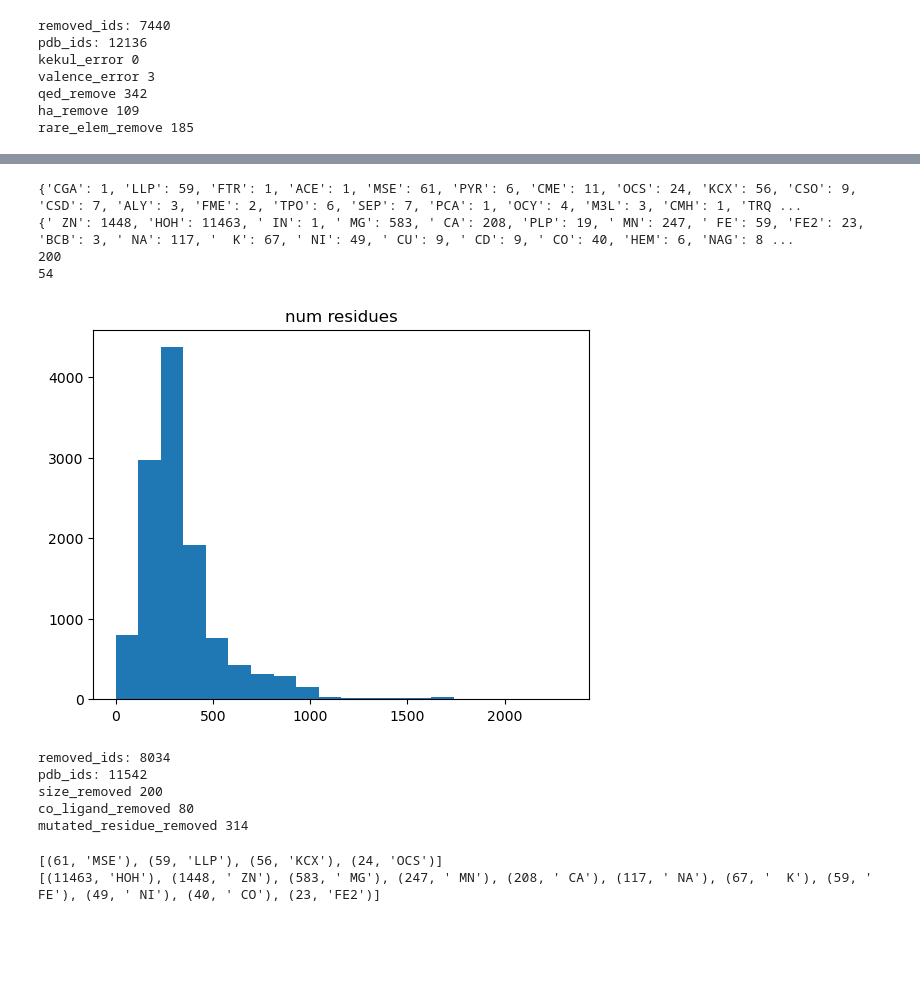
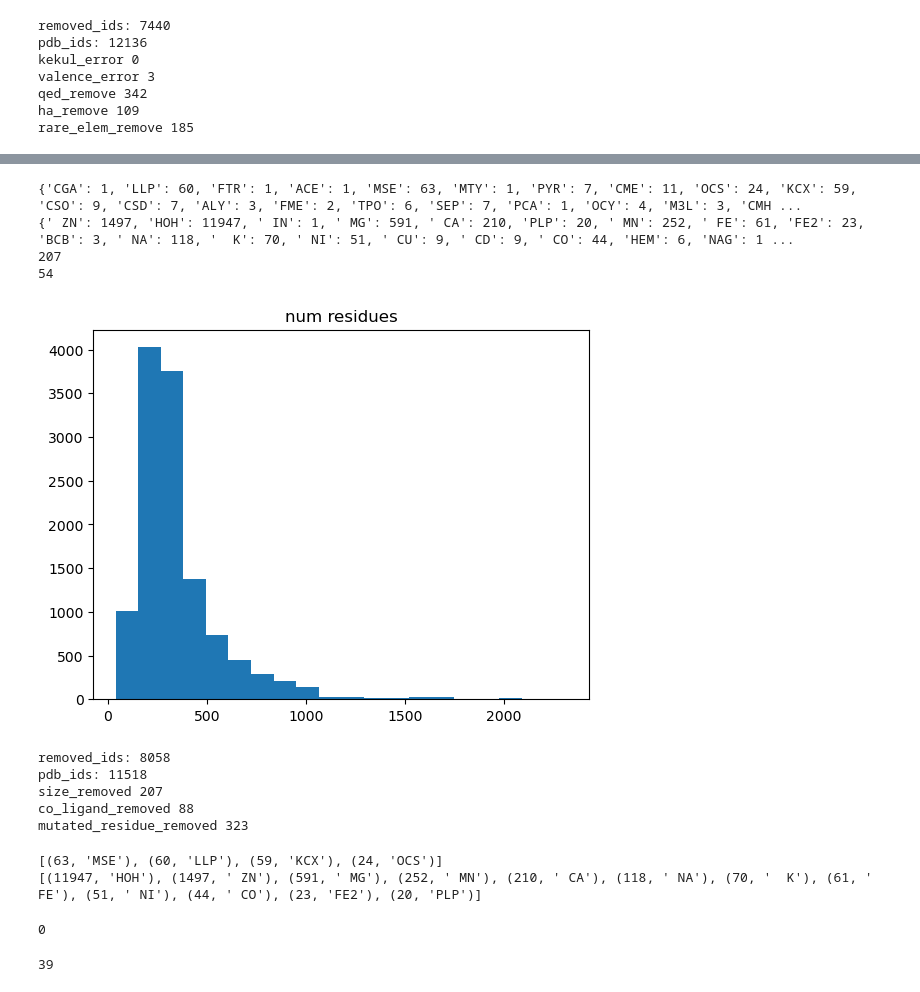
Before and after one commit to Hackefleisch/pdbbind_dock, a Jupyter notebook: pdbbind_filter.ipynb, the cells around one changed output, grey strips where cells are left out. Drawn from its saved outputs; the diff is of its cells as text; code cells hidden in the pictures; blank space fills up the shorter version.

```diff
--- a/pdbbind_filter.ipynb
+++ b/pdbbind_filter.ipynb
@@ -292,11 +292,14 @@ frequent_special_residues = ['MSE', 'LLP', 'KCX', 'OCS', 'CAS']
 remove_from_file = ['HOH']
 
 final_pdbs = []
+final_chains = []
+final_cofactors = []
 size_removed = 0
 co_ligand_removed = 0
 mutated_residue_removed = 0
 
 for pdb_id in tqdm(remaining_pbd_ids):
+#for pdb_id in tqdm(['2ada']):
     sdf_path = 'pdbbind_2020plus/' + pdb_id + '/' + pdb_id + '_ligand.sdf'
     pdb_path = 'pdbbind_2020plus/' + pdb_id + '/' + pdb_id + '_protein.pdb'
 
@@ -351,7 +354,7 @@ for pdb_id in tqdm(remaining_pbd_ids):
     with open(sdf_path) as file:
         for line in file:
             line_arr = line.strip().split()
-            if len(line_arr) == 10:
+            if len(line_arr) == 10 or len(line_arr) == 16:
                 x = float(line_arr[0])
                 y = float(line_arr[1])
                 z = float(line_arr[2])
@@ -362,6 +365,7 @@ for pdb_id in tqdm(remaining_pbd_ids):
     remaining_chains = set()
     additional_residues = set()
     additional_ligands = set()
+    kept_elem_cofactors = []
     non_chain_block_ter_count = max(counted_terminal_sigs)
     for idx in all_points:
         if atm_names[idx] == 'Protein':
@@ -370,6 +374,8 @@ for pdb_id in tqdm(remaining_pbd_ids):
             #print(atm_chain[idx], atm_nums[idx], atm_names[idx], atm_res[idx])
             if counted_terminal_sigs[idx] == non_chain_block_ter_count:
                 additional_ligands.add(atm_res[idx])
+                if atm_res[idx] in keep_ligands and atm_res[idx] not in remove_from_file:
+                    kept_elem_cofactors.append(idx)
             else:
                 additional_residues.add(atm_res[idx])
 
@@ -403,45 +409,55 @@ for pdb_id in tqdm(remaining_pbd_ids):
     if has_co_ligand:
         removed_ids.append((pdb_id, 'co ligand'))
         co_ligand_removed += 1
         continue
     if len(additional_residues) > 0:
         removed_ids.append((pdb_id, 'mutated residue'))
         mutated_residue_removed += 1
         continue
 
     final_pdbs.append(pdb_id)
+    final_chains.append(list(remaining_chains))
+    final_cofactors.append([atm_names[idx] + ':' + str(atm_nums[idx]) for idx in kept_elem_cofactors])
 
     # TODO: Write code to write clean pdb files
     #       Flag files with water close to ligand
 
 print(hetatm_res_close_to_ligand)
 print(hetatm_lig_close_to_ligand)
 print(len([s for s in protein_sizes if s > 1000]))
 print(len([s for s in protein_sizes if s > 1500]))
 
 plt.hist(protein_sizes, bins=20)
 plt.title('num residues')
 plt.show()
 
 print('removed_ids:', len(removed_ids))
 print('pdb_ids:', len(final_pdbs))
 print('size_removed', size_removed)
 print('co_ligand_removed', co_ligand_removed)
 print('mutated_residue_removed', mutated_residue_removed)
 # %% [output]
-{'CGA': 1, 'LLP': 59, 'FTR': 1, 'ACE': 1, 'MSE': 61, 'PYR': 6, 'CME': 11, 'OCS': 24, 'KCX': 56, 'CSO': 9, 'CSD': 7, 'ALY': 3, 'FME': 2, 'TPO': 6, 'SEP': 7, 'PCA': 1, 'OCY': 4, 'M3L': 3, 'CMH': 1, 'TRQ ...
-{' ZN': 1448, 'HOH': 11463, ' IN': 1, ' MG': 583, ' CA': 208, 'PLP': 19, ' MN': 247, ' FE': 59, 'FE2': 23, 'BCB': 3, ' NA': 117, '  K': 67, ' NI': 49, ' CU': 9, ' CD': 9, ' CO': 40, 'HEM': 6, 'NAG': 8 ...
-200
+{'CGA': 1, 'LLP': 60, 'FTR': 1, 'ACE': 1, 'MSE': 63, 'MTY': 1, 'PYR': 7, 'CME': 11, 'OCS': 24, 'KCX': 59, 'CSO': 9, 'CSD': 7, 'ALY': 3, 'FME': 2, 'TPO': 6, 'SEP': 7, 'PCA': 1, 'OCY': 4, 'M3L': 3, 'CMH ...
+{' ZN': 1497, 'HOH': 11947, ' IN': 1, ' MG': 591, ' CA': 210, 'PLP': 20, ' MN': 252, ' FE': 61, 'FE2': 23, 'BCB': 3, ' NA': 118, '  K': 70, ' NI': 51, ' CU': 9, ' CD': 9, ' CO': 44, 'HEM': 6, 'NAG': 1 ...
+207
 54
-[figure, old version]
+[figure, new version]
-removed_ids: 8034
-pdb_ids: 11542
-size_removed 200
-co_ligand_removed 80
-mutated_residue_removed 314
+removed_ids: 8058
+pdb_ids: 11518
+size_removed 207
+co_ligand_removed 88
+mutated_residue_removed 323
 # %%
 print(sorted([(hetatm_res_close_to_ligand[key], key) for key in hetatm_res_close_to_ligand if hetatm_res_close_to_ligand[key] > 19], reverse=True))
 print(sorted([(hetatm_lig_close_to_ligand[key], key) for key in hetatm_lig_close_to_ligand if hetatm_lig_close_to_ligand[key] > 19], reverse=True))
 # %% [output]
-[(61, 'MSE'), (59, 'LLP'), (56, 'KCX'), (24, 'OCS')]
-[(11463, 'HOH'), (1448, ' ZN'), (583, ' MG'), (247, ' MN'), (208, ' CA'), (117, ' NA'), (67, '  K'), (59, ' FE'), (49, ' NI'), (40, ' CO'), (23, 'FE2')]
+[(63, 'MSE'), (60, 'LLP'), (59, 'KCX'), (24, 'OCS')]
+[(11947, 'HOH'), (1497, ' ZN'), (591, ' MG'), (252, ' MN'), (210, ' CA'), (118, ' NA'), (70, '  K'), (61, ' FE'), (51, ' NI'), (44, ' CO'), (23, 'FE2'), (20, 'PLP')]
+# %%
+len([chains for chains in final_chains if chains == []])
+# %% [output]
+0
+# %%
+min(protein_sizes)
+# %% [output]
+39
```
Also changed, not shown: parts of 4 cells of this notebook.
